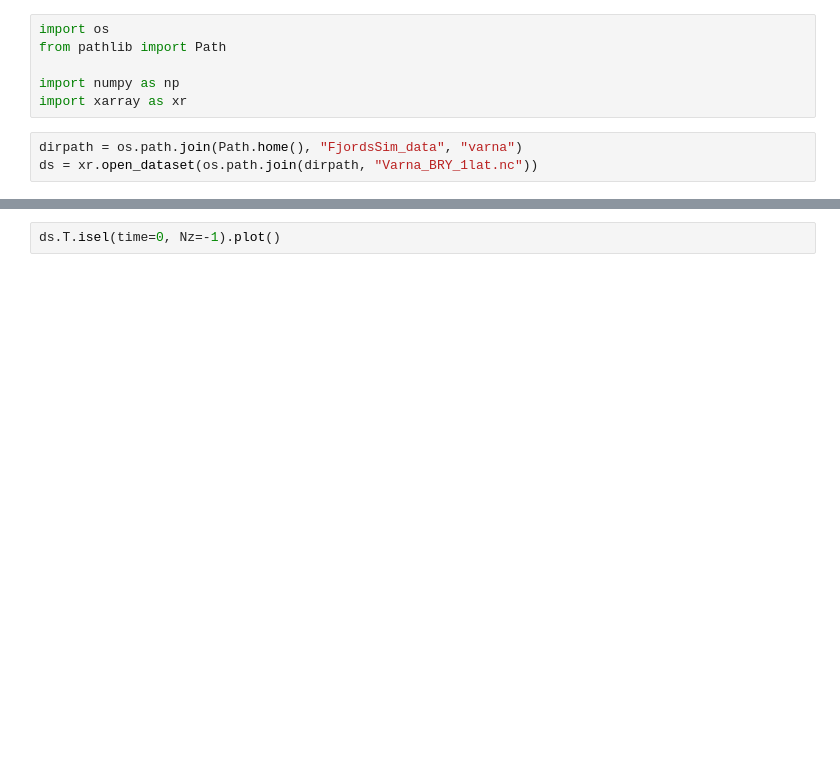
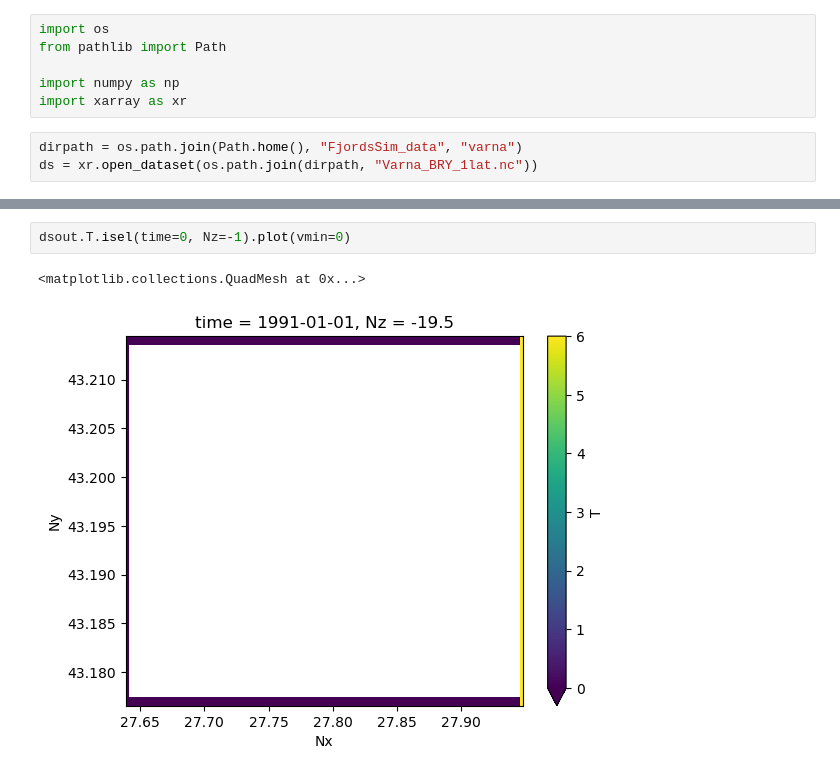
Before and after one commit to AquaBadgerForge/fjordssim-notebooks, a Jupyter notebook: Varna_BRY.ipynb, the cells around one changed output, grey strips where cells are left out. Cells and saved outputs as stored; diff of their text form; blank space fills up the shorter version.

```diff
--- a/Varna_BRY.ipynb
+++ b/Varna_BRY.ipynb
@@ -92,3 +145,6 @@ ds["v"] = xr.where(mask, ds["v"], np.nan)
 # %%
-ds.T.isel(time=0, Nz=-1).plot()
+dsout.T.isel(time=0, Nz=-1).plot(vmin=0)
+# %% [output]
+<matplotlib.collections.QuadMesh at 0x...>
+[figure, added]
 # %%
```
Also changed, not shown: parts of 30 cells of this notebook, 1 other file.
